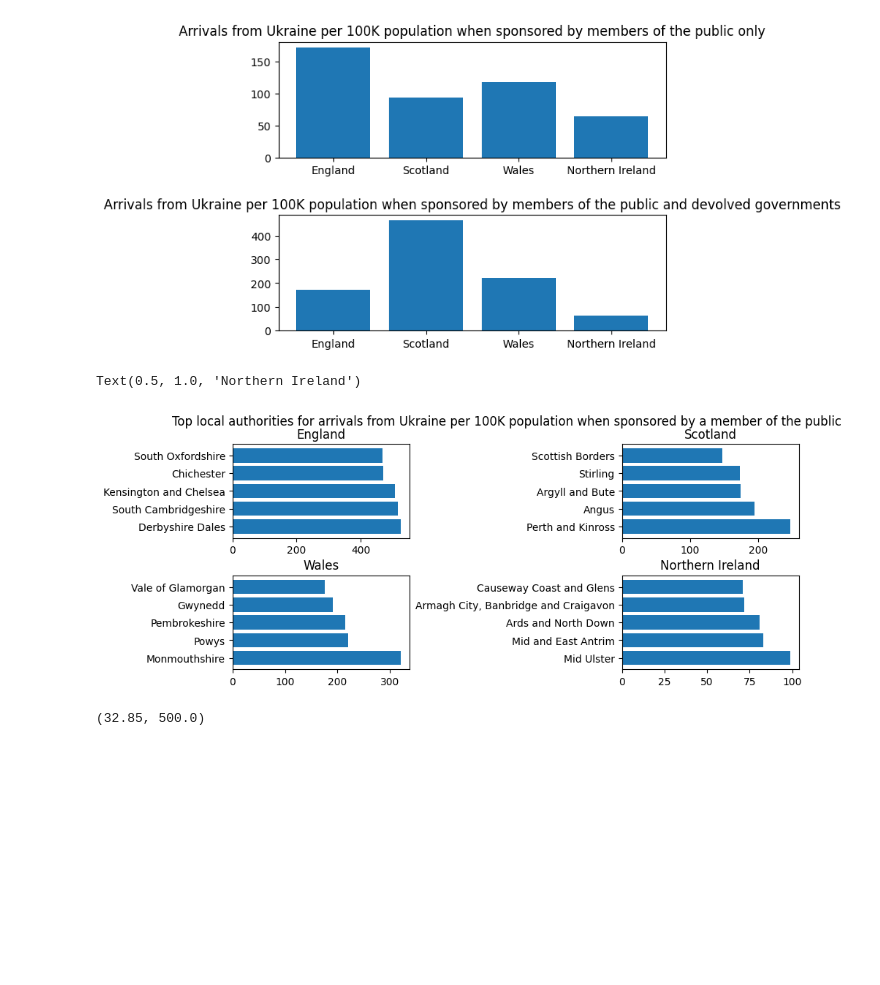
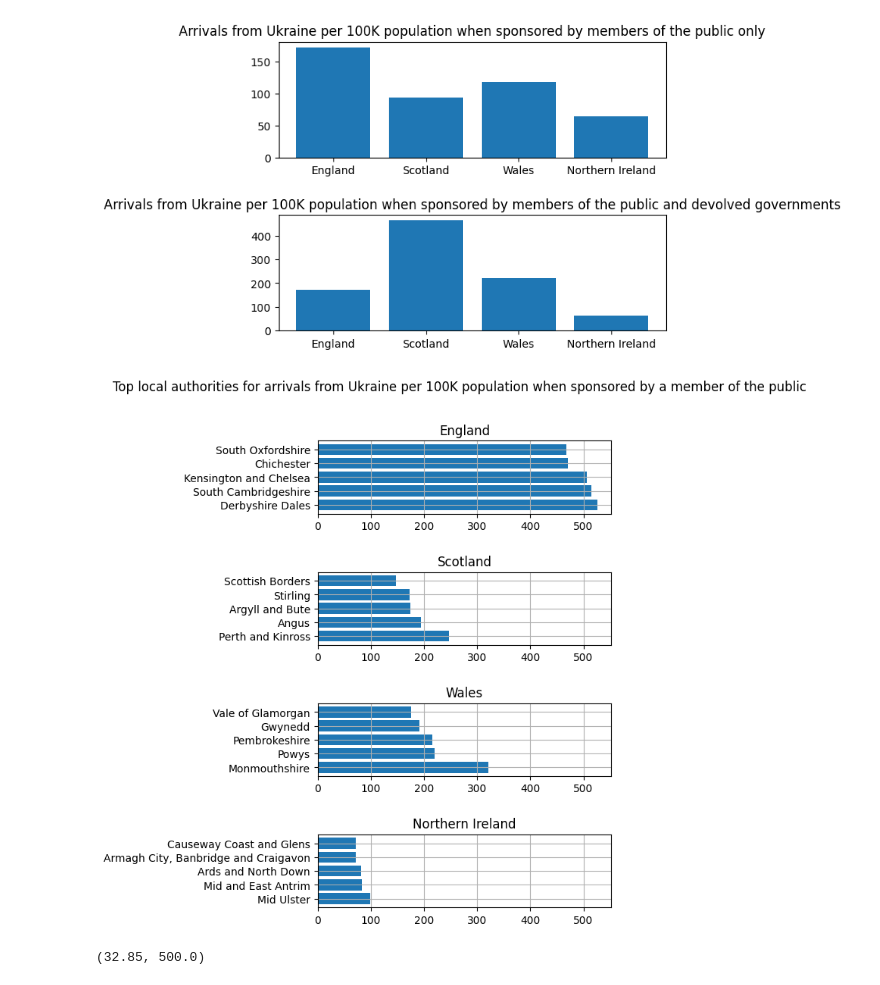
Before and after one commit to yuliiabosher/Python-with-Data-course, a Jupyter notebook: Worksheets/Data_Exploration_project.ipynb, the cells around one changed output. Cells and saved outputs as stored; diff of their text form; code cells hidden in the pictures; blank space fills up the shorter version.

```diff
--- a/Worksheets/Data_Exploration_project.ipynb
+++ b/Worksheets/Data_Exploration_project.ipynb
@@ -313,32 +313,39 @@ fig.subplots_adjust(hspace=0.5)
 # %%
 county_population = pd.read_excel('https://github.com/yuliiabosher/Python-with-Data-course/raw/main/ukpopestimatesmid2021on2021geographyfinal.xls', sheet_name = 'MYE2 - Persons', skiprows=7)
 county_df = county_population[['Code', 'All ages']]
 county_df = county_df.rename(columns={'Code': 'ONS code'})
 county_joined = members_of_public.join(county_df.set_index('ONS code'), on='ONS code', how='inner')
 county_joined = county_joined.rename(columns={'All ages': 'Population'})
 county_joined['Arrivals per 100K'] = round(county_joined['Arrivals']/county_joined['Population']*100000).astype(int)
 xe = county_joined[county_joined['Country'] == 'England'].sort_values('Arrivals per 100K', ascending=False).head()['Local authority name']
 ye = county_joined[county_joined['Country'] == 'England'].sort_values('Arrivals per 100K', ascending=False).head()['Arrivals per 100K']
 xs = county_joined[county_joined['Country'] == 'Scotland'].sort_values('Arrivals per 100K', ascending=False).head()['Local authority name']
 ys = county_joined[county_joined['Country'] == 'Scotland'].sort_values('Arrivals per 100K', ascending=False).head()['Arrivals per 100K']
 xw = county_joined[county_joined['Country'] == 'Wales'].sort_values('Arrivals per 100K', ascending=False).head()['Local authority name']
 yw = county_joined[county_joined['Country'] == 'Wales'].sort_values('Arrivals per 100K', ascending=False).head()['Arrivals per 100K']
 xi = county_joined[county_joined['Country'] == 'Northern Ireland'].sort_values('Arrivals per 100K', ascending=False).head()['Local authority name']
 yi = county_joined[county_joined['Country'] == 'Northern Ireland'].sort_values('Arrivals per 100K', ascending=False).head()['Arrivals per 100K']
-fig, axs = plt.subplots(2,2, figsize=(10,4))
-fig.subplots_adjust(hspace=0.4, wspace=1.2)
+fig, axs = plt.subplots(4,1, sharex=True, figsize=(5,8))
+fig.subplots_adjust(hspace=0.8, wspace=1.2)
 fig.suptitle('Top local authorities for arrivals from Ukraine per 100K population when sponsored by a member of the public')
-axs[0,0].barh(xe, ye)
-axs[0,0].set_title('England')
-axs[0,1].barh(xs, ys)
-axs[0,1].set_title('Scotland')
-axs[1,0].barh(xw, yw)
-axs[1,0].set_title('Wales')
-axs[1,1].barh(xi, yi)
-axs[1,1].set_title('Northern Ireland')
+axs[0].barh(xe, ye)
+axs[0].set_title('England')
+axs[0].xaxis.set_tick_params(labelbottom=True)
+axs[0].grid()
+axs[1].barh(xs, ys)
+axs[1].set_title('Scotland')
+axs[1].xaxis.set_tick_params(labelbottom=True)
+axs[1].grid()
+axs[2].barh(xw, yw)
+axs[2].set_title('Wales')
+axs[2].xaxis.set_tick_params(labelbottom=True)
+axs[3].barh(xi, yi)
+axs[2].grid()
+axs[3].set_title('Northern Ireland')
+axs[3].xaxis.set_tick_params(labelbottom=True)
+axs[3].grid()
 # %% [output]
-Text(0.5, 1.0, 'Northern Ireland')
-[figure, old version]
+[figure, new version]
 # %%
 e = county_joined[county_joined['Country'] == 'England']['Arrivals per 100K']
 s = county_joined[county_joined['Country'] == 'Scotland']['Arrivals per 100K']
```
